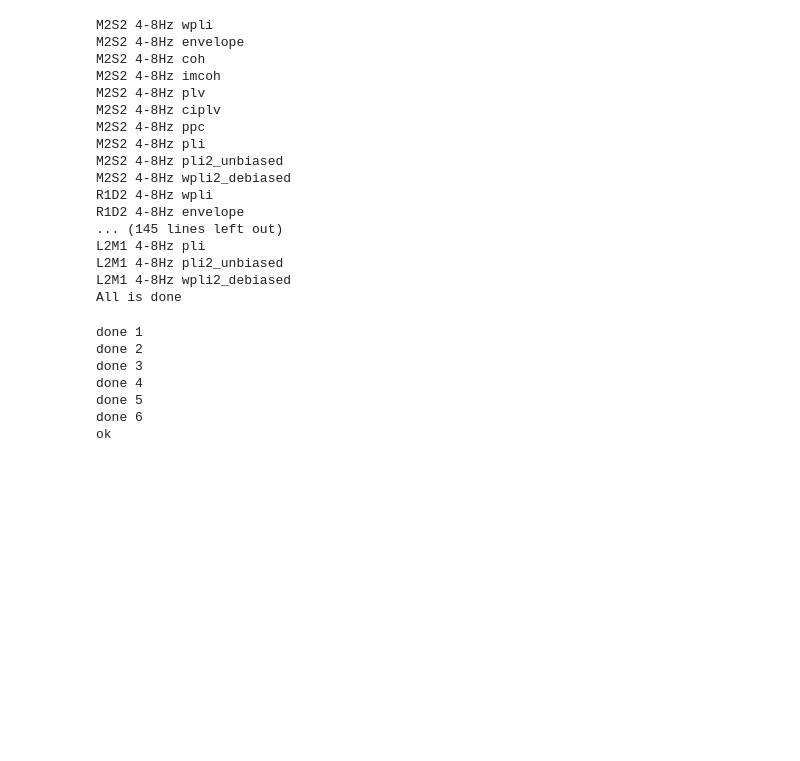
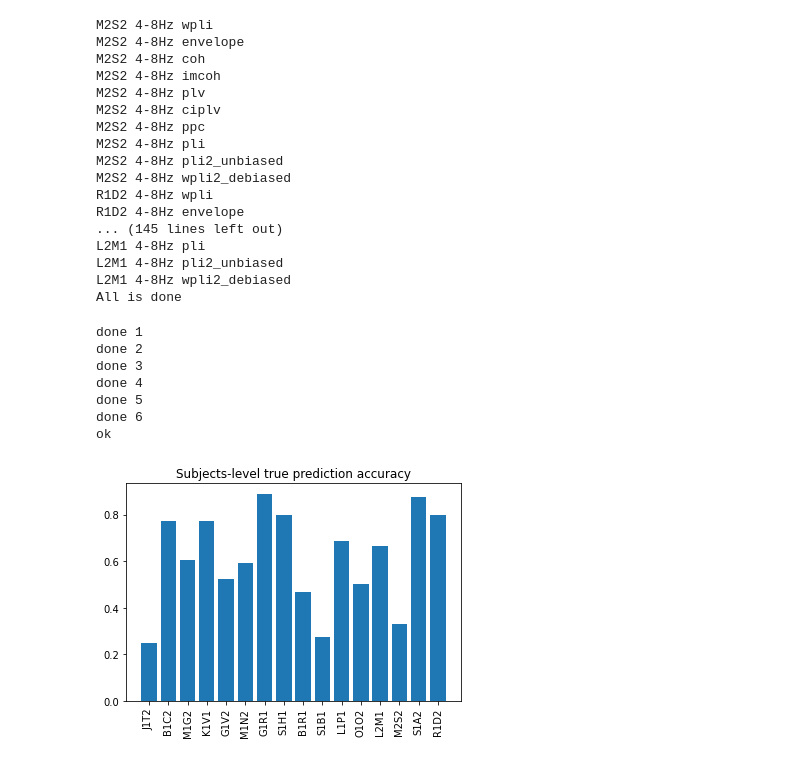
Before and after one commit to 1101AlexZab1011/NodesEstimation, a Jupyter notebook: dirty_field.ipynb, the cells around one changed output. Drawn from its saved outputs; the diff is of its cells as text; code cells hidden in the pictures; blank space fills up the shorter version.

```diff
--- a/dirty_field.ipynb
+++ b/dirty_field.ipynb
@@ -1391,27 +1391,31 @@ for _ in range(100):
 # %%
 info_correct = {
     key: cross_subjects_informativeness.mean()['correct']['true'][key]
     for key in cross_subjects_informativeness.mean()['correct']['true']
     if key in cross_subjects_informativeness.mean()['wrong']['true']
 }
 
 info_wrong = {
     key: cross_subjects_informativeness.mean()['wrong']['true'][key]
     for key in cross_subjects_informativeness.mean()['wrong']['true']
     if key in cross_subjects_informativeness.mean()['correct']['true']
 }
 
 tp = np.array(
     list(
         info_correct.values()
     )
 )
 
 tn = np.array(
     list(
         info_wrong.values()
     )
 )
 
 plt.bar(info_correct.keys(), tp/(tn+tp))
+plt.title('Subjects-level true prediction accuracy')
+plt.xticks(rotation=90)
 plt.show()
+# %% [output]
+[figure, added]
```
Also changed, not shown: parts of 6 cells of this notebook.
